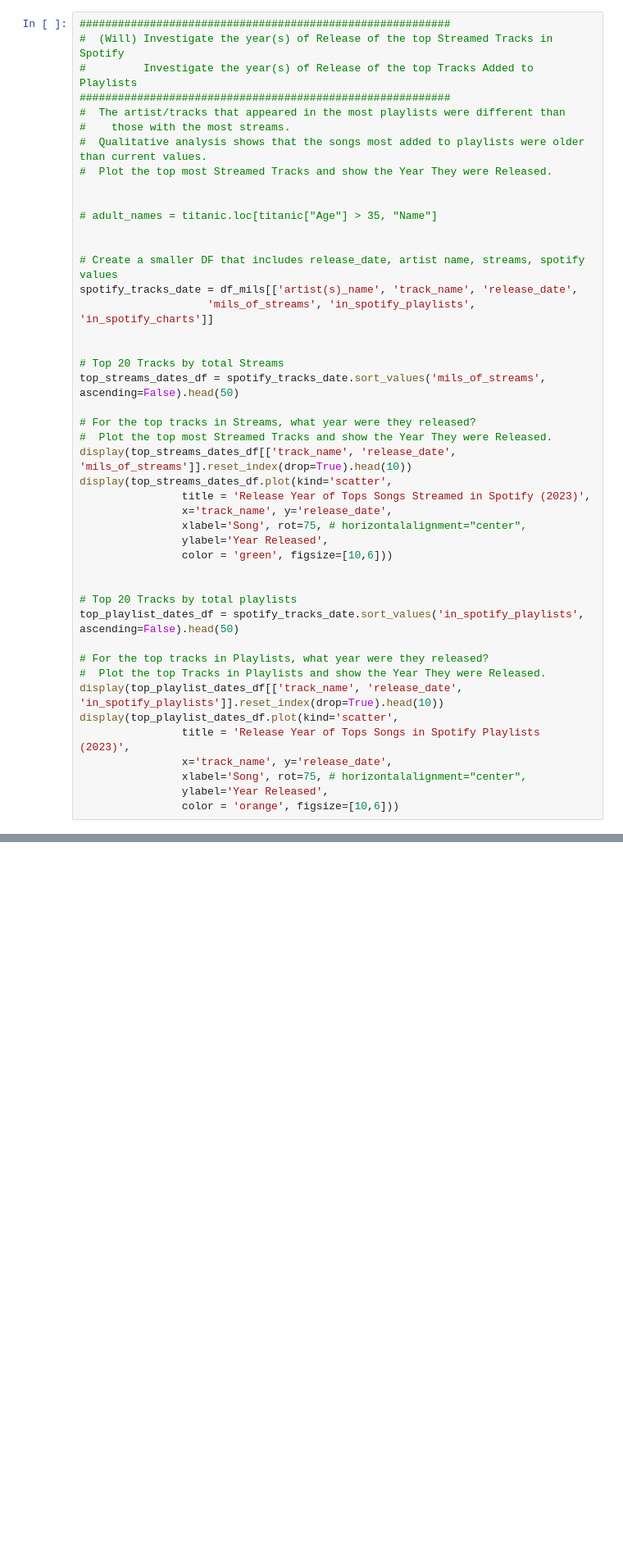
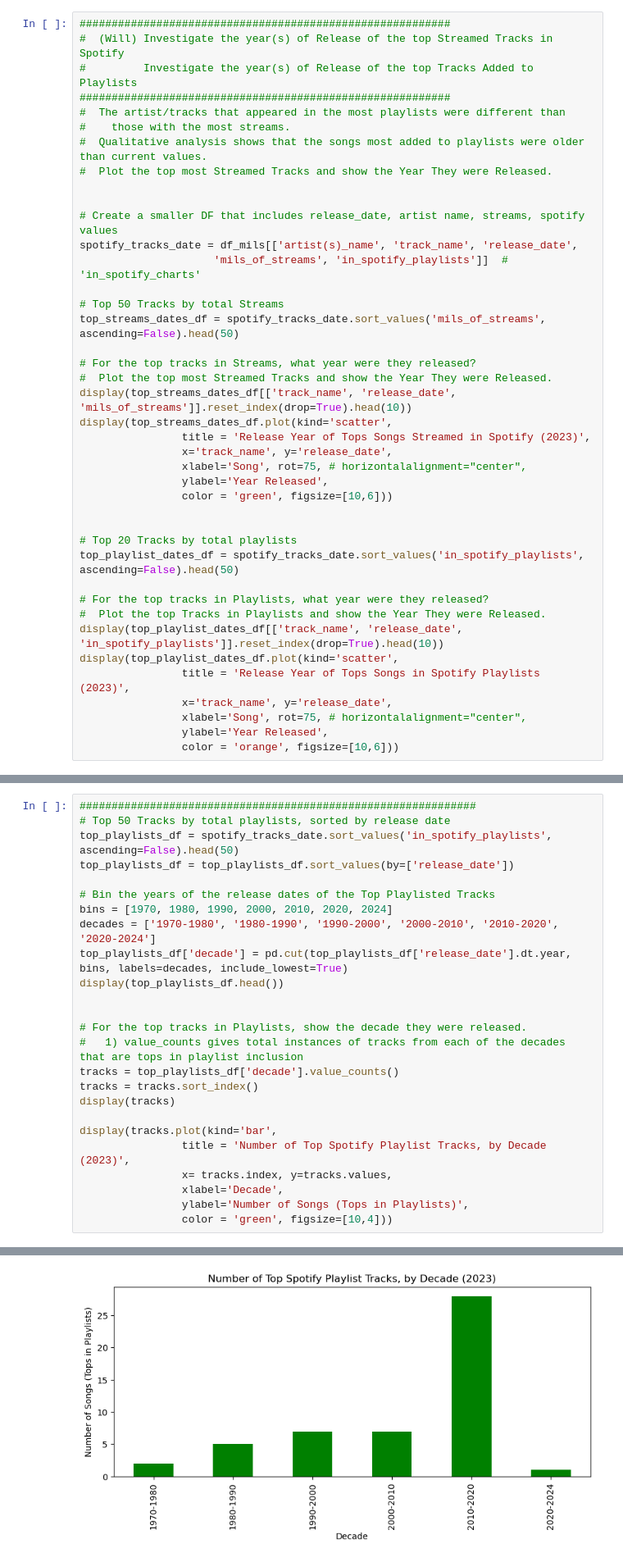
Before and after one commit to willablackmon/spotify_playlist_analysis, a Jupyter notebook: spotify_2023_data.ipynb, the cells around one changed output, grey strips where cells are left out. Shown at 82% size. Drawn from its saved outputs; the diff is of its cells as text; blank space fills up the shorter version.

Commit message:
added in bin plots

```diff
--- a/spotify_2023_data.ipynb
+++ b/spotify_2023_data.ipynb
@@ -368,15 +368,11 @@ Index(['release_date', 'track_name', 'artist(s)_name', 'artist_count',
 #  Plot the top most Streamed Tracks and show the Year They were Released.
 
 
-# adult_names = titanic.loc[titanic["Age"] > 35, "Name"]
-
-
 # Create a smaller DF that includes release_date, artist name, streams, spotify values
 spotify_tracks_date = df_mils[['artist(s)_name', 'track_name', 'release_date',
-                    'mils_of_streams', 'in_spotify_playlists', 'in_spotify_charts']]
+                     'mils_of_streams', 'in_spotify_playlists']]  # 'in_spotify_charts'
 
-
-# Top 20 Tracks by total Streams
+# Top 50 Tracks by total Streams
 top_streams_dates_df = spotify_tracks_date.sort_values('mils_of_streams', ascending=False).head(50)
 
 # For the top tracks in Streams, what year were they released?
@@ -505,0 +463,26 @@ Name: count, dtype: Int64
+# %%
+##############################################################
+# Top 50 Tracks by total playlists, sorted by release date
+top_playlists_df = spotify_tracks_date.sort_values('in_spotify_playlists', ascending=False).head(50)
+top_playlists_df = top_playlists_df.sort_values(by=['release_date'])
+
+# Bin the years of the release dates of the Top Playlisted Tracks
+bins = [1970, 1980, 1990, 2000, 2010, 2020, 2024]
+decades = ['1970-1980', '1980-1990', '1990-2000', '2000-2010', '2010-2020', '2020-2024']
+top_playlists_df['decade'] = pd.cut(top_playlists_df['release_date'].dt.year, bins, labels=decades, include_lowest=True)
+display(top_playlists_df.head())
+
+
+# For the top tracks in Playlists, show the decade they were released.
+#   1) value_counts gives total instances of tracks from each of the decades that are tops in playlist inclusion
+tracks = top_playlists_df['decade'].value_counts()
+tracks = tracks.sort_index()
+display(tracks)
+
+display(tracks.plot(kind='bar',
+                title = 'Number of Top Spotify Playlist Tracks, by Decade (2023)',
+                x= tracks.index, y=tracks.values,
+                xlabel='Decade',
+                ylabel='Number of Songs (Tops in Playlists)',
+                color = 'green', figsize=[10,4]))
+# %% [output]
@@ -505,0 +504 @@ Name: count, dtype: Int64
+[figure, added]
```
Also changed, not shown: parts of 10 cells of this notebook, 1 other file.
